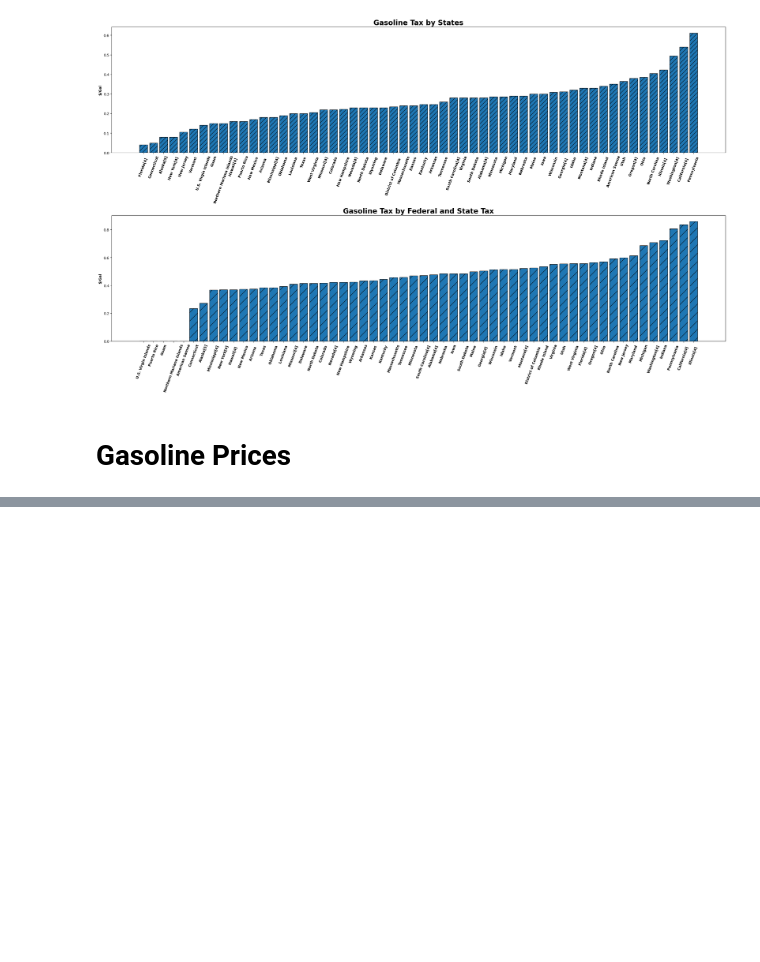
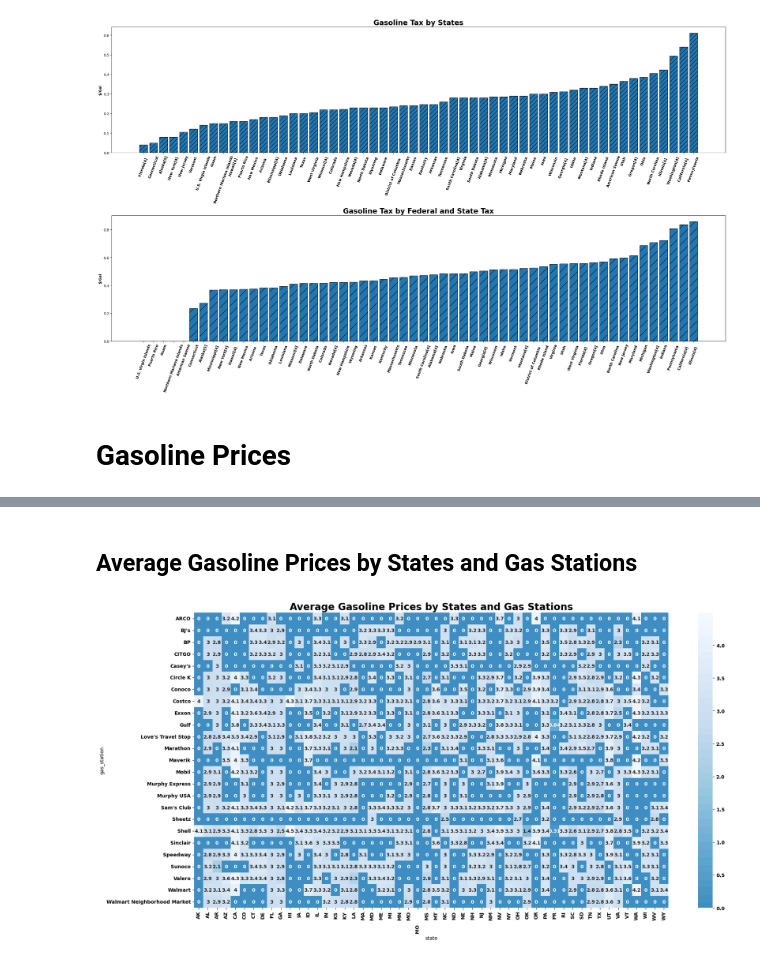
Before and after one commit to OdinProjectI/GasolinePricesAnalysis, a Jupyter notebook: ODINProjectGasolinePricesAnalysis.ipynb, the cells around one changed output, grey strips where cells are left out. Drawn from its saved outputs; the diff is of its cells as text; code cells hidden in the pictures; blank space fills up the shorter version.

```diff
--- a/ODINProjectGasolinePricesAnalysis.ipynb
+++ b/ODINProjectGasolinePricesAnalysis.ipynb
@@ -108,0 +144,15 @@ plt.tight_layout()
+# %% [markdown]
+## **Average Gasoline Prices by States and Gas Stations**
+# %%
+fig = plt.figure(figsize=(20,10))
+ax = fig.add_subplot()
+sns.heatmap( pd.pivot_table(data=gasprices_df[gasprices_df['gas_station'].isin(gas_stations)], columns=['state'], index=['gas_station'], values='price', aggfunc='mean').replace({np.nan:0.0}),
+            annot=True,
+            ax=ax,
+            center=True,
+            cmap=ListedColormap(sns.color_palette(palette='Blues_r', n_colors=60) ))
+ax.set_title("Average Gasoline Prices by States and Gas Stations", fontweight='bold', fontsize=20)
+
+plt.tight_layout()
+# %% [output]
+[figure, added]
```
Also changed, not shown: parts of 13 cells of this notebook.
